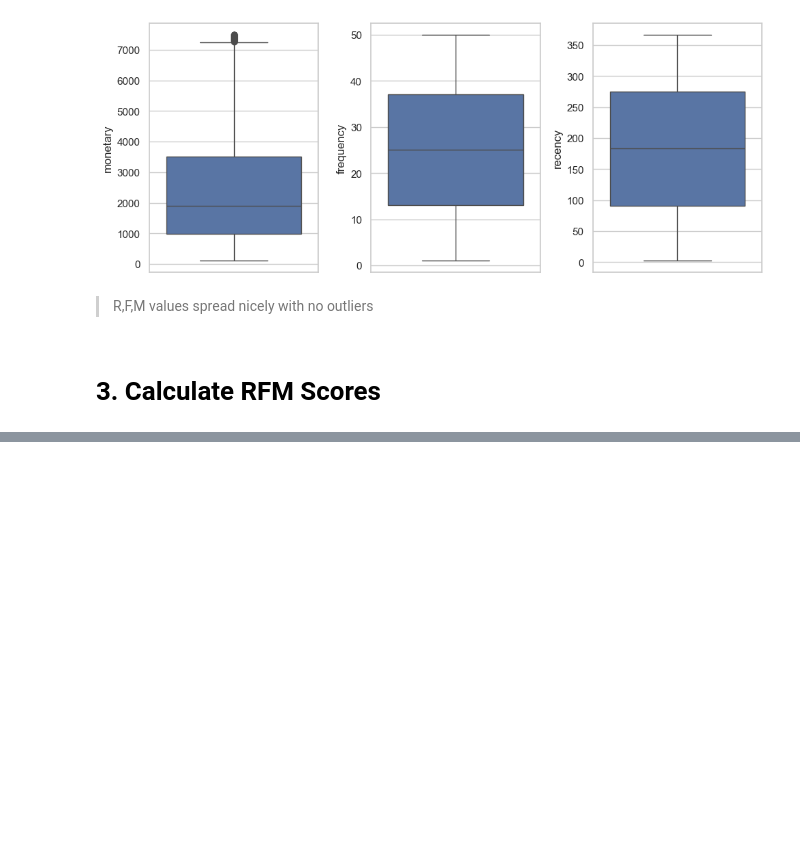
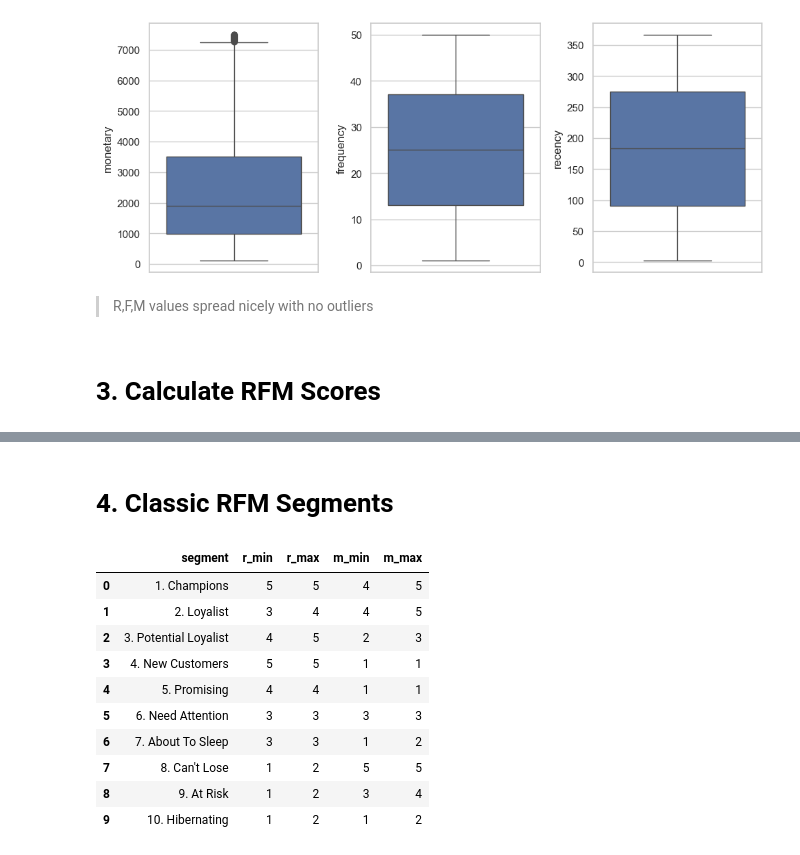
Before and after one commit to liemnh98/LJMU-Data-Science-Masters-Dissertation, a Jupyter notebook: 3-rfm_per_customer.ipynb, the cells around one changed output, grey strips where cells are left out. Drawn from its saved outputs; the diff is of its cells as text; code cells hidden in the pictures; blank space fills up the shorter version.

```diff
--- a/3-rfm_per_customer.ipynb
+++ b/3-rfm_per_customer.ipynb
@@ -111,0 +138,2 @@ rfm_df_score.head()
+# %% [markdown]
+# 4. Classic RFM Segments
@@ -111,0 +142,27 @@ rfm_df_score.head()
+# %%
+# Define rule table
+rfm_rule_table = pd.DataFrame([
+    {"segment": "1. Champions",         "r_min": 5,   "r_max": 5,   "m_min": 4,   "m_max": 5},
+    {"segment": "2. Loyalist",          "r_min": 3,   "r_max": 4,   "m_min": 4,   "m_max": 5},
+    {"segment": "3. Potential Loyalist","r_min": 4,   "r_max": 5,   "m_min": 2,   "m_max": 3},
+    {"segment": "4. New Customers",     "r_min": 5,   "r_max": 5,   "m_min": 1,   "m_max": 1},
+    {"segment": "5. Promising",         "r_min": 4,   "r_max": 4,   "m_min": 1,   "m_max": 1},
+    {"segment": "6. Need Attention",    "r_min": 3,   "r_max": 3,   "m_min": 3,   "m_max": 3},
+    {"segment": "7. About To Sleep",    "r_min": 3,   "r_max": 3,   "m_min": 1,   "m_max": 2},
+    {"segment": "8. Can't Lose",        "r_min": 1,   "r_max": 2,   "m_min": 5,   "m_max": 5},
+    {"segment": "9. At Risk",           "r_min": 1,   "r_max": 2,   "m_min": 3,   "m_max": 4},
+    {"segment": "10. Hibernating",      "r_min": 1,   "r_max": 2,   "m_min": 1,   "m_max": 2},
+])
+rfm_rule_table
+# %% [output]
+|  | segment | r_min | r_max | m_min | m_max |
+| 0 | 1. Champions | 5 | 5 | 4 | 5 |
+| 1 | 2. Loyalist | 3 | 4 | 4 | 5 |
+| 2 | 3. Potential Loyalist | 4 | 5 | 2 | 3 |
+| 3 | 4. New Customers | 5 | 5 | 1 | 1 |
+| 4 | 5. Promising | 4 | 4 | 1 | 1 |
+| 5 | 6. Need Attention | 3 | 3 | 3 | 3 |
+| 6 | 7. About To Sleep | 3 | 3 | 1 | 2 |
+| 7 | 8. Can't Lose | 1 | 2 | 5 | 5 |
+| 8 | 9. At Risk | 1 | 2 | 3 | 4 |
+| 9 | 10. Hibernating | 1 | 2 | 1 | 2 |
```
Also changed, not shown: parts of 12 cells of this notebook, 1 other file.
